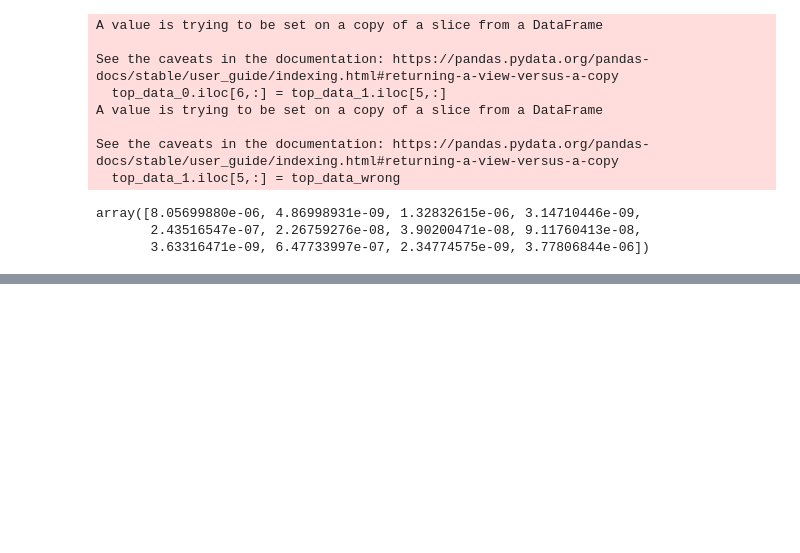
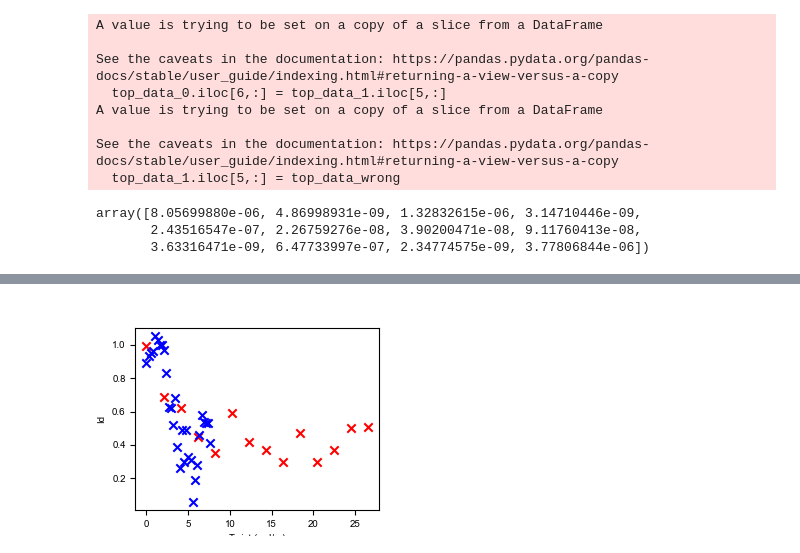
Before and after one commit to NRobertsF91W/PhD-Jupyter-Notebooks, a Jupyter notebook: Single Shot Investigation.ipynb, the cells around one changed output, grey strips where cells are left out. Cells and saved outputs as stored; diff of their text form; code cells hidden in the pictures; blank space fills up the shorter version.

```diff
--- a/Single Shot Investigation.ipynb
+++ b/Single Shot Investigation.ipynb
@@ -456,0 +484,27 @@ array([8.05699880e-06, 4.86998931e-09, 1.32832615e-06, 3.14710446e-09,
+# %%
+cm = 1/2.54
+fig_twist_data_2 = plt.figure(figsize=(8*cm,6*cm))
+ax_twist_data_2 = fig_twist_data_2.add_subplot(111)
+
+id_twist_vals_2 = np.array([0.99, 0.69, 0.62, 0.45,
+                            0.35, 0.59, 0.42, 0.37,
+                            0.30, 0.47, 0.30, 0.37,
+                             0.50, 0.51])
+unweighted_id_data_2 = np.array([0.03,0.00,0.03,0.13,
+                                 0.12,0.02,0.11,0.14,
+                                 0.05,0.00,0.07,0.14,
+                                 0.11,0.02])
+twist_2 = 2*np.pi*np.arange(0,420, 30)/(360*0.256)
+
+ax_twist_data_2.scatter(twist_2, id_twist_vals_2, marker='x', color='red')
+# ax_twist_data_2.errorbar(twist_2, id_twist_vals_2, yerr=unweighted_id_data_2, fmt='none', capsize=2, color='black', barsabove=False)
+
+ax_twist_data_2.scatter(twist, id_twist_vals, marker='x', color='blue')
+# ax_twist_data_2.errorbar(twist, id_twist_vals, yerr=unweighted_id_data, fmt='none', capsize=2, color='black', barsabove=False)
+# ax_twist_data.fill_between(twist, id_twist_vals+unweighted_id_data, id_twist_vals-unweighted_id_data, alpha=0.3)
+ax_twist_data_2.set_ylabel('Id')
+ax_twist_data_2.set_xlabel('Twist (rad/m)')
+
+plt.show()
+# %% [output]
+[figure, added]
```
Also changed, not shown: parts of 5 cells of this notebook, 8 other files.
